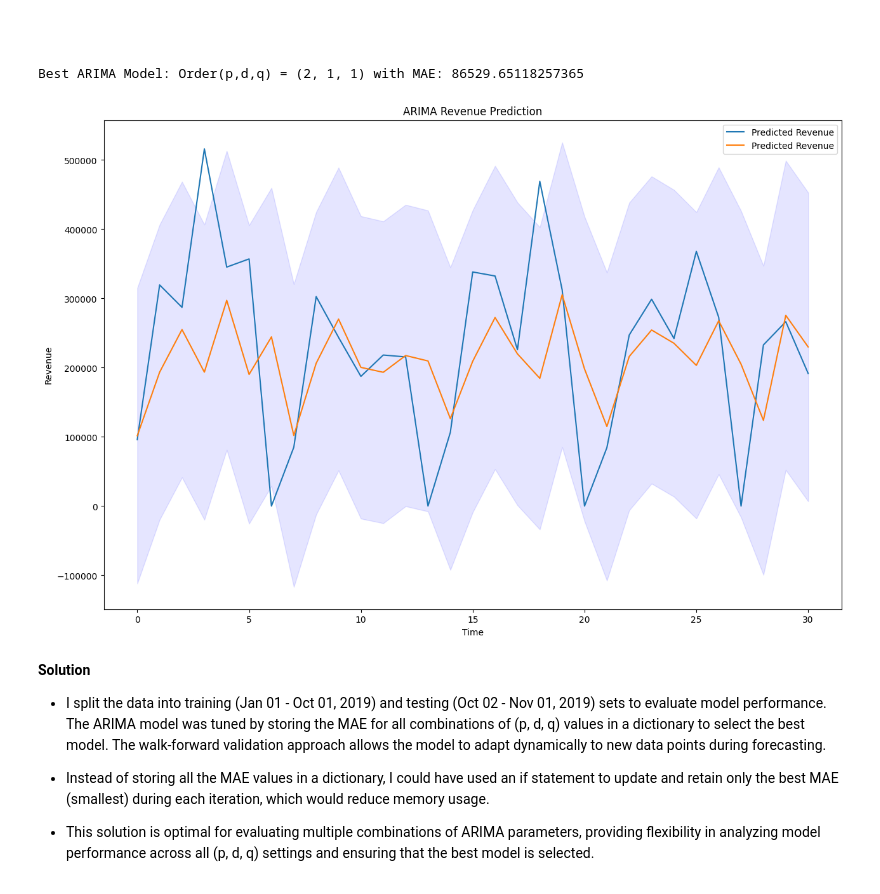
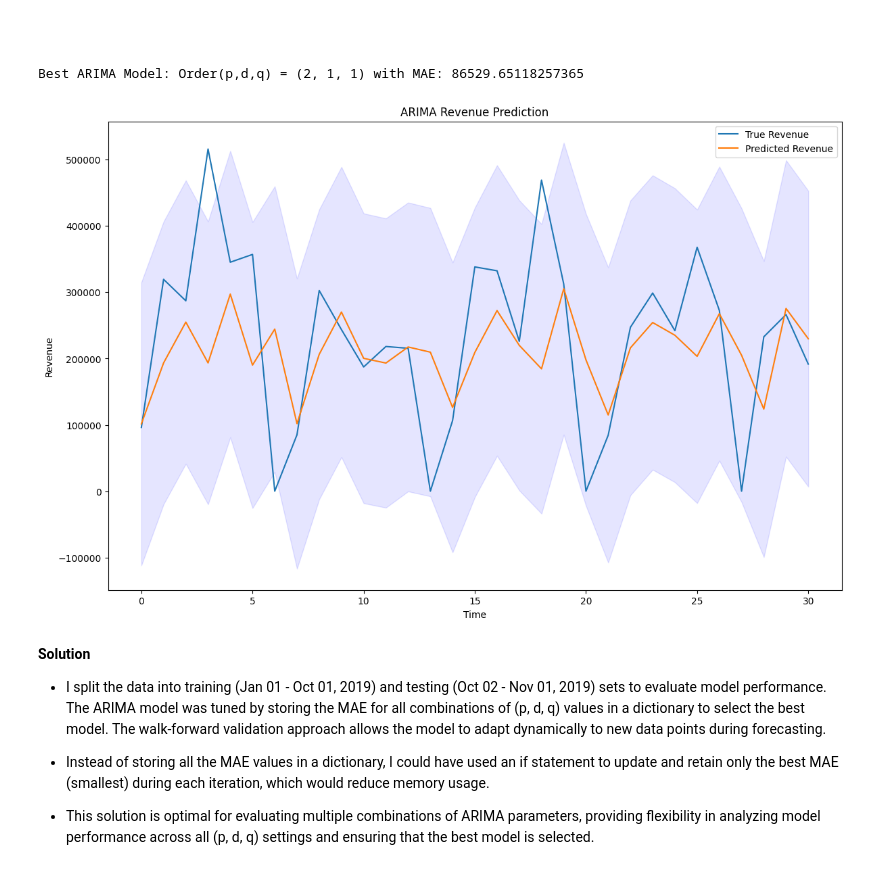
Before and after one commit to alireza-montazeri/SIT742-Assignment-2, a Jupyter notebook: SIT742Task2.ipynb, the cells around one changed output. Drawn from its saved outputs; the diff is of its cells as text; code cells hidden in the pictures.

Commit message:
Fix an issue in ARIMA chart legend

```diff
--- a/SIT742Task2.ipynb
+++ b/SIT742Task2.ipynb
@@ -945,35 +945,35 @@ history = [x for x in train_data]
 predictions = list()
 confidence_interval = []
 
 # Walk-forward validation on test data
 for t in range(len(test_data)):
     # Fit ARIMA model with best (p, d, q) settings
     model = ARIMA(history, order=best_model)
     model_fit = model.fit()
     # Forecast the next value
     output = model_fit.get_forecast()
     forecast = output.predicted_mean
     predictions.append(forecast)
     # Get the true observed value and append it to the history
     observe = test_data.iloc[t]
     history.append(observe)
     #
     ci = output.conf_int(0.05)
     confidence_interval.append(ci[0])
 
 # plot forecasts against actual outcomes and also the confidence int at 95%
-pyplot.plot([t for t in test_data], label='Predicted Revenue')
+pyplot.plot([t for t in test_data], label='True Revenue')
 pyplot.plot(predictions, label='Predicted Revenue')
 pyplot.fill_between(list(range(len(test_data))),
                  np.array(confidence_interval)[:,0], np.array(confidence_interval)[:,1],
                 alpha=0.1, color='b')
 pyplot.title('ARIMA Revenue Prediction')
 pyplot.xlabel('Time')
 pyplot.ylabel('Revenue')
 plt.legend()
 pyplot.show()
 # %% [output]
-[figure, old version]
+[figure, new version]
 # %% [markdown]
 **Solution**
 
```
Also changed, not shown: parts of 2 cells of this notebook.
